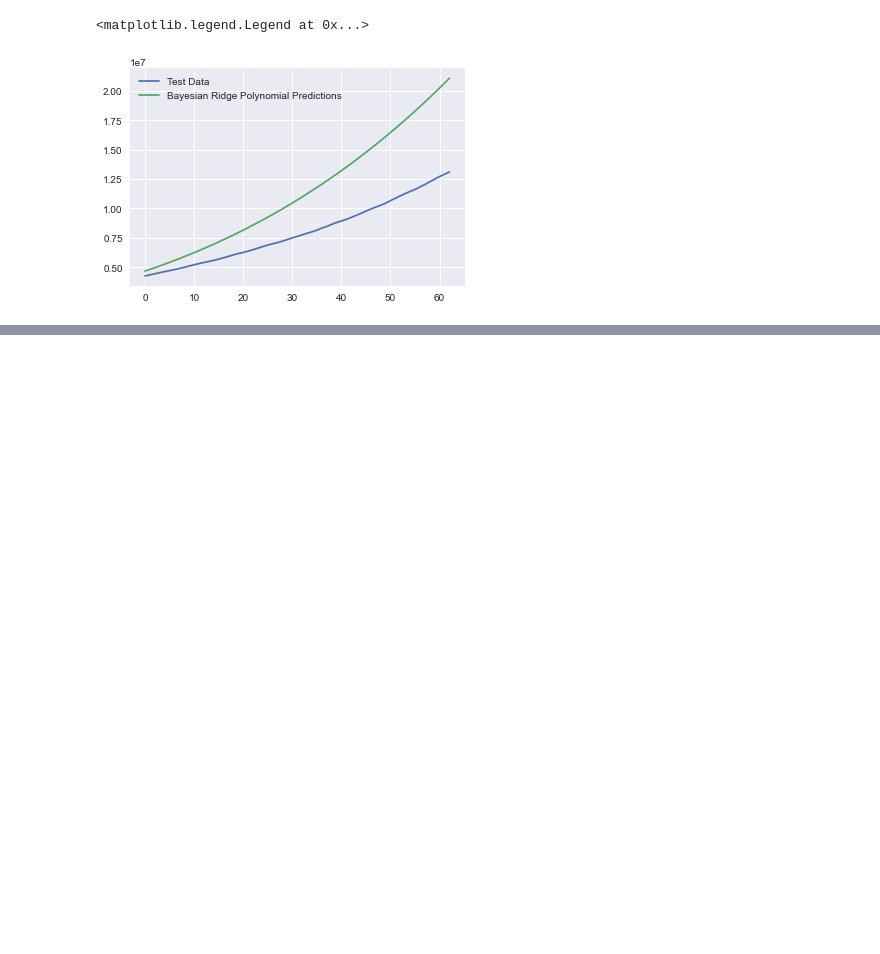
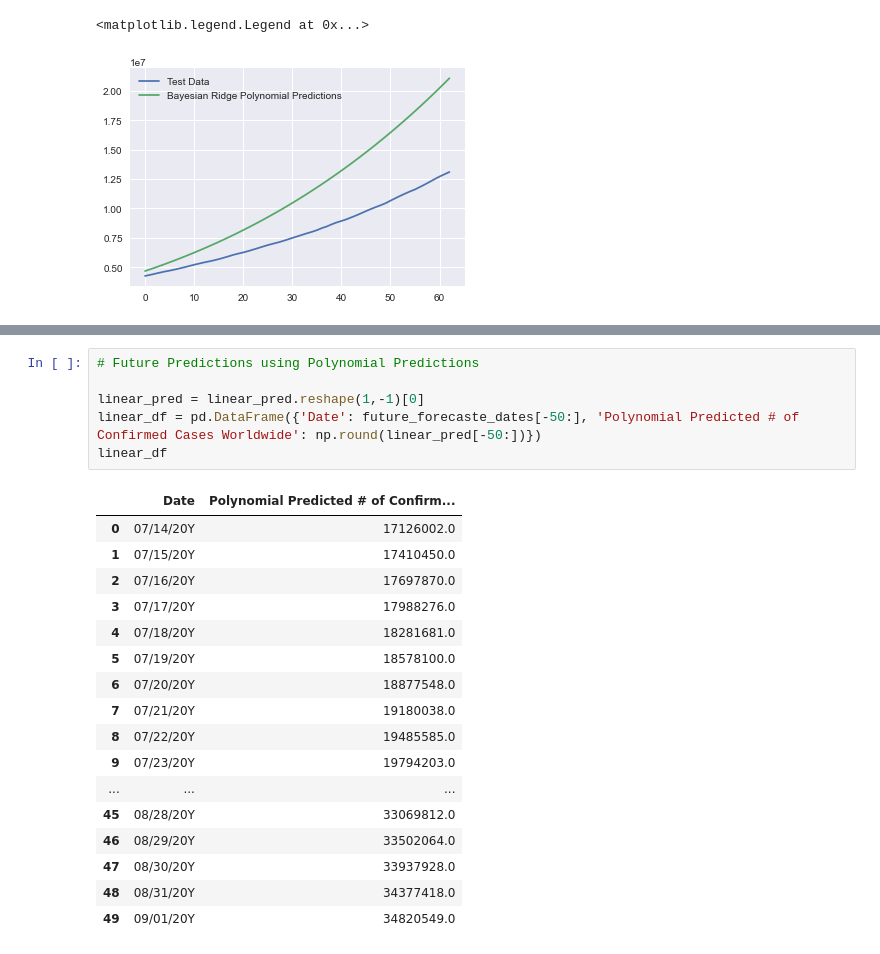
Before and after one commit to prasaddrane/Thesis, a Jupyter notebook: Coronavirus_Predictions_LinerRegression.ipynb, the cells around one changed output, grey strips where cells are left out. Cells and saved outputs as stored; diff of their text form; blank space fills up the shorter version.

```diff
--- a/Coronavirus_Predictions_LinerRegression.ipynb
+++ b/Coronavirus_Predictions_LinerRegression.ipynb
@@ -504,0 +528,24 @@ plt.legend(['Test Data', 'Bayesian Ridge Polynomial Predictions'])
+# %%
+# Future Predictions using Polynomial Predictions
+
+linear_pred = linear_pred.reshape(1,-1)[0]
+linear_df = pd.DataFrame({'Date': future_forecaste_dates[-50:], 'Polynomial Predicted # of Confirmed Cases Worldwide': np.round(linear_pred[-50:])})
+linear_df
+# %% [output]
+|  | Date | Polynomial Predicted # of Confirm... |
+| 0 | 07/14/20Y | 17126002.0 |
+| 1 | 07/15/20Y | 17410450.0 |
+| 2 | 07/16/20Y | 17697870.0 |
+| 3 | 07/17/20Y | 17988276.0 |
+| 4 | 07/18/20Y | 18281681.0 |
+| 5 | 07/19/20Y | 18578100.0 |
+| 6 | 07/20/20Y | 18877548.0 |
+| 7 | 07/21/20Y | 19180038.0 |
+| 8 | 07/22/20Y | 19485585.0 |
+| 9 | 07/23/20Y | 19794203.0 |
+| ... | ... | ... |
+| 45 | 08/28/20Y | 33069812.0 |
+| 46 | 08/29/20Y | 33502064.0 |
+| 47 | 08/30/20Y | 33937928.0 |
+| 48 | 08/31/20Y | 34377418.0 |
+| 49 | 09/01/20Y | 34820549.0 |
```
Also changed, not shown: parts of 2 cells of this notebook.
